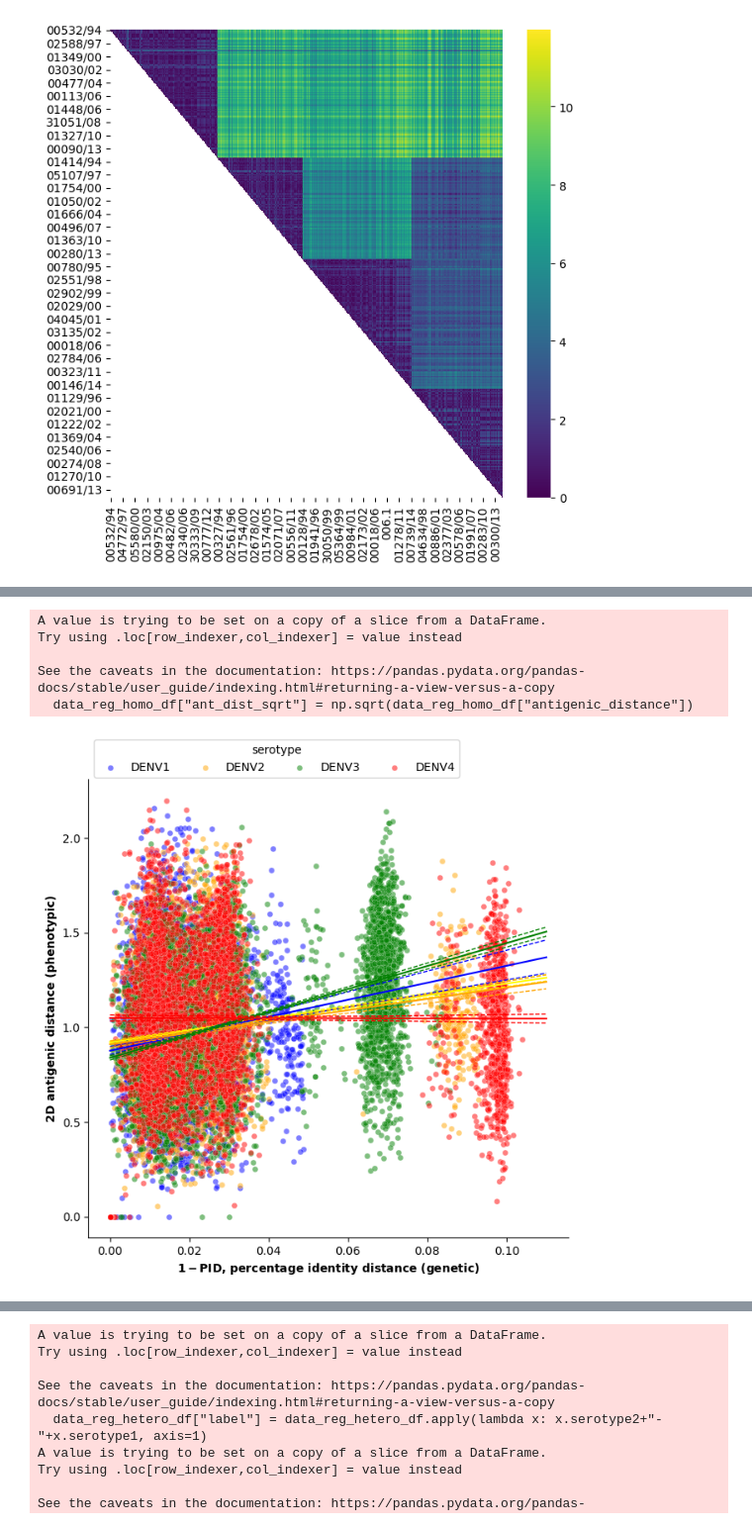
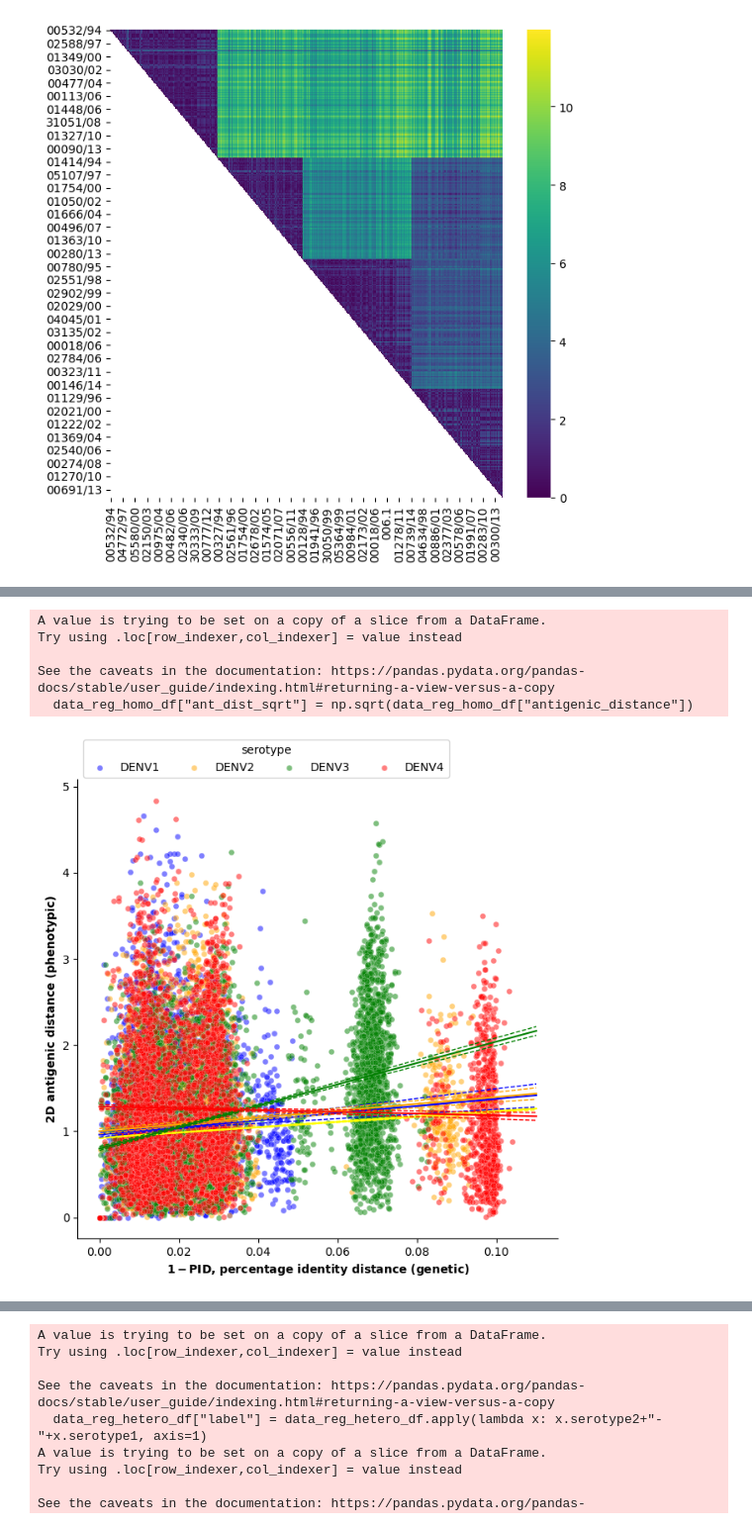
Before and after one commit to ChaosDonkey06/Stats-ML4Genomics, a Jupyter notebook: regression.ipynb, the cells around one changed output, grey strips where cells are left out. Shown at 99% size. Saved outputs shown, nothing was run; the diff lists cells and outputs as text; code cells hidden in the pictures.

```diff
--- a/regression.ipynb
+++ b/regression.ipynb
@@ -326,43 +310,47 @@ ax.plot(x_pred, y_pred_df["mean"], color="yellow", lw=1.5)
 data_reg_homo_df["ant_dist_sqrt"] = np.sqrt(data_reg_homo_df["antigenic_distance"])
 serotypes = ["DENV1", "DENV2", "DENV3", "DENV4"]
 color     = ["blue", "orange", "green", "red"]
-θ_homo_all     = np.full((len(serotypes), 2, 1000), np.nan)
+
+
+num_bootstraps = 100
+θ_homo_all     = np.full((len(serotypes), 2, num_bootstraps), np.nan)
 
 for i_sero, sero in enumerate(serotypes):
+
     data_reg_homo_sero_df = data_reg_df.query(f"serotype1==serotype2 and serotype1=='{sero}'")
     x_homo                = 1-data_reg_homo_sero_df.pid.values
-    y_homo                = np.sqrt(data_reg_homo_sero_df.antigenic_distance.values)
+    y_homo                = data_reg_homo_sero_df.antigenic_distance.values
 
-    indexes_homo, _ = cross_val_indexes(len(data_reg_homo_sero_df), n_train_frac=100, K=1000)
-    y_hat_all       = np.full((len(data_reg_homo_sero_df), 1000), np.nan)
+    indexes_homo, _ = cross_val_indexes(len(data_reg_homo_sero_df), n_train_frac=100, K=num_bootstraps)
+    y_hat_all       = np.full((len(data_reg_homo_sero_df), num_bootstraps), np.nan)
 
     x_pred = np.linspace(0, 1-0.89, len(data_reg_homo_sero_df))
     for ki in range(indexes_homo.shape[0]):
-        θ, y_hat_all[:, ki] = linear_regression(x_homo[indexes_homo[ki, :]],
+        θ, y_hat_all[:, ki]       = linear_regression(x_homo[indexes_homo[ki, :]],
                                                 y_homo[indexes_homo[ki, :]], x_pred)
         θ_homo_all[i_sero, :, ki] = θ
 
     y_pred_df = pd.DataFrame(columns=["mean", "up_95", "low_95"], data=np.c_[np.mean(y_hat_all, -1, keepdims=True),
                                                                         np.quantile(y_hat_all, (1-0.05, 0.05), axis=1).T])
 
     ax.scatter(x_homo, y_homo, fc=color[i_sero], ec="w", lw=0.3,
                                                 s=25, alpha=0.5, label=sero)
 
     ax.plot(x_pred, y_pred_df["low_95"], color=color[i_sero], lw=1, ls="--")
     ax.plot(x_pred, y_pred_df["up_95"], color=color[i_sero], lw=1, ls="--")
     ax.plot(x_pred, y_pred_df["mean"], color=color[i_sero], lw=1.5)
 
 ax.legend(bbox_to_anchor=(0, 1.1), loc="upper left", ncol=4, title="serotype")
 
 ax.set_xlabel(r"$\mathbf{1-}$PID, percentage identity distance (genetic)", weight="bold")
 ax.set_ylabel("2D antigenic distance (phenotypic)", weight="bold")
 
 ax.spines["right"].set_visible(False)
 ax.spines["top"].set_visible(False)
 # %% [output]
 A value is trying to be set on a copy of a slice from a DataFrame.
 Try using .loc[row_indexer,col_indexer] = value instead
 
 See the caveats in the documentation: https://pandas.pydata.org/pandas-docs/stable/user_guide/indexing.html#returning-a-view-versus-a-copy
   data_reg_homo_df["ant_dist_sqrt"] = np.sqrt(data_reg_homo_df["antigenic_distance"])
-[figure, old version]
+[figure, new version]
```
Also changed, not shown: parts of 9 cells of this notebook, 8 other files.
